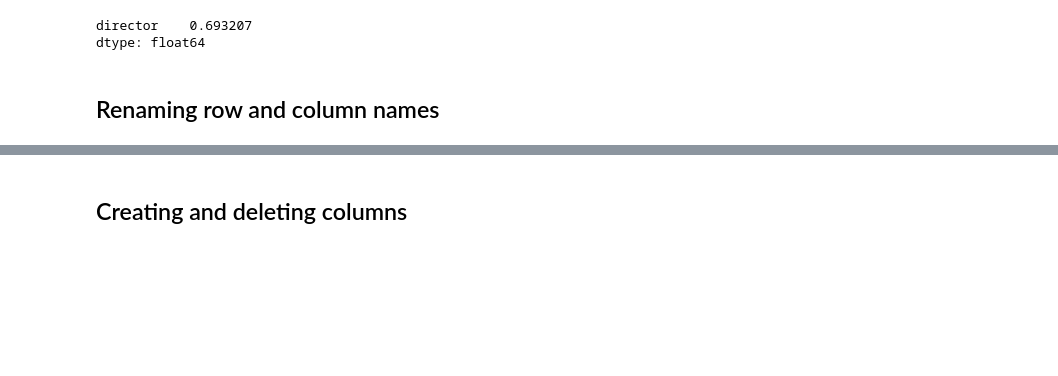
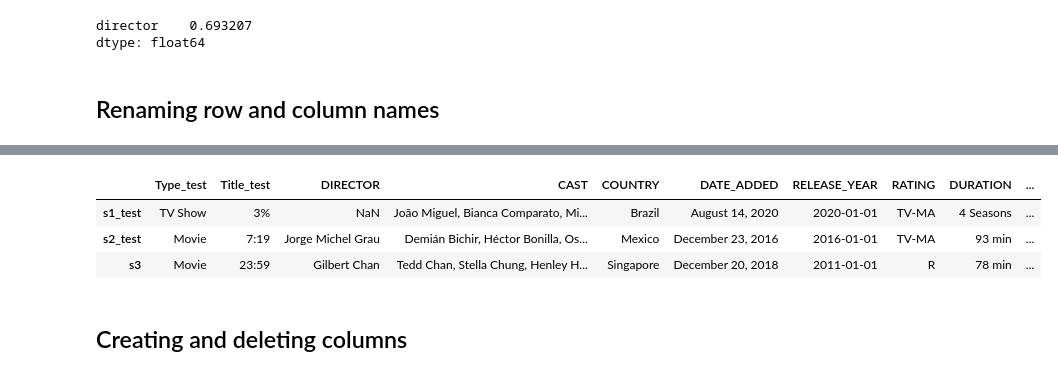
Before and after one commit to Prashantoza/Data_wrangling, a Jupyter notebook: Pandas_Series/Introduction_to_pandas.ipynb, the cells around one changed output, grey strips where cells are left out. Saved outputs shown, nothing was run; the diff lists cells and outputs as text; code cells hidden in the pictures; blank space fills up the shorter version.

```diff
--- a/Pandas_Series/Introduction_to_pandas.ipynb
+++ b/Pandas_Series/Introduction_to_pandas.ipynb
@@ -409,6 +421,12 @@ column_list[1] = "Title_test"
 # %%
 netflix_renamed.index = index_list
 netflix_renamed.columns = column_list
+netflix_renamed.head(3)
+# %% [output]
+|  | Type_test | Title_test | DIRECTOR | CAST | COUNTRY | DATE_ADDED | RELEASE_YEAR | RATING | DURATION | ... |
+| s1_test | TV Show | 3% | NaN | João Miguel, Bianca Comparato, Mi... | Brazil | August 14, 2020 | 2020-01-01 | TV-MA | 4 Seasons | ... |
+| s2_test | Movie | 7:19 | Jorge Michel Grau | Demián Bichir, Héctor Bonilla, Os... | Mexico | December 23, 2016 | 2016-01-01 | TV-MA | 93 min | ... |
+| s3 | Movie | 23:59 | Gilbert Chan | Tedd Chan, Stella Chung, Henley H... | Singapore | December 20, 2018 | 2011-01-01 | R | 78 min | ... |
 # %% [markdown]
 ## Creating and deleting columns
 # %%
```
Also changed, not shown: parts of 6 cells of this notebook.
